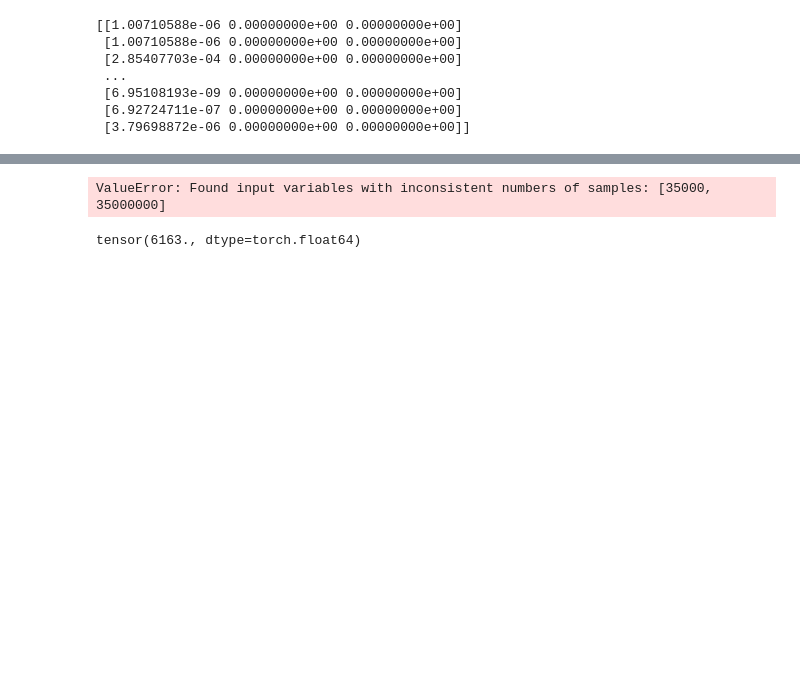
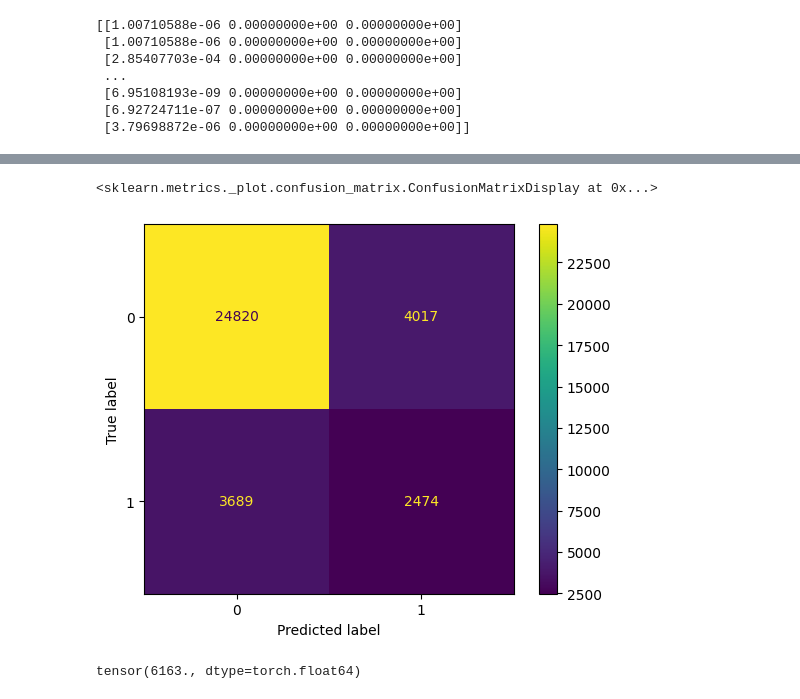
Before and after one commit to ellaschmidtobreick/acc_daqp, a Jupyter notebook: DAQP_with_GNN_reg.ipynb, the cells around one changed output, grey strips where cells are left out. Drawn from its saved outputs; the diff is of its cells as text; code cells hidden in the pictures; blank space fills up the shorter version.

```diff
--- a/DAQP_with_GNN_reg.ipynb
+++ b/DAQP_with_GNN_reg.ipynb
@@ -391,11 +751,12 @@ tensor([[1.0071e-06],
 # %%
 # get the confusion matrix to evaluate results
 
-confusion_matrix = confusion_matrix(all_labels, save_preds)
+confusion_matrix = confusion_matrix(all_labels, save_preds[-35000:])
 CM = ConfusionMatrixDisplay(confusion_matrix=confusion_matrix)
 CM.plot()
 # %% [output]
-ValueError: Found input variables with inconsistent numbers of samples: [35000, 35000000]
+<sklearn.metrics._plot.confusion_matrix.ConfusionMatrixDisplay at 0x...>
+[figure, added]
 # %%
 # number of true positive labels
 all_labels.sum()
```
Also changed, not shown: parts of 14 cells of this notebook, 2 other files.
